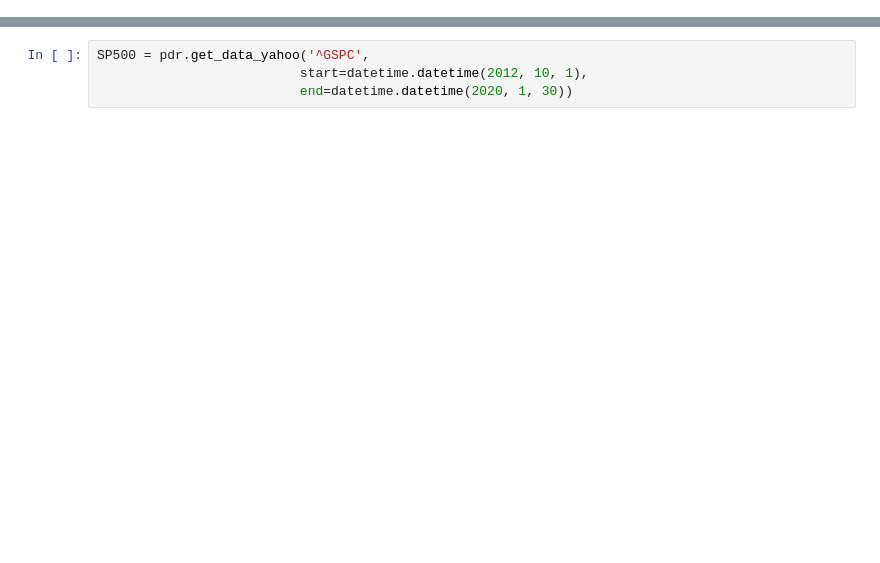
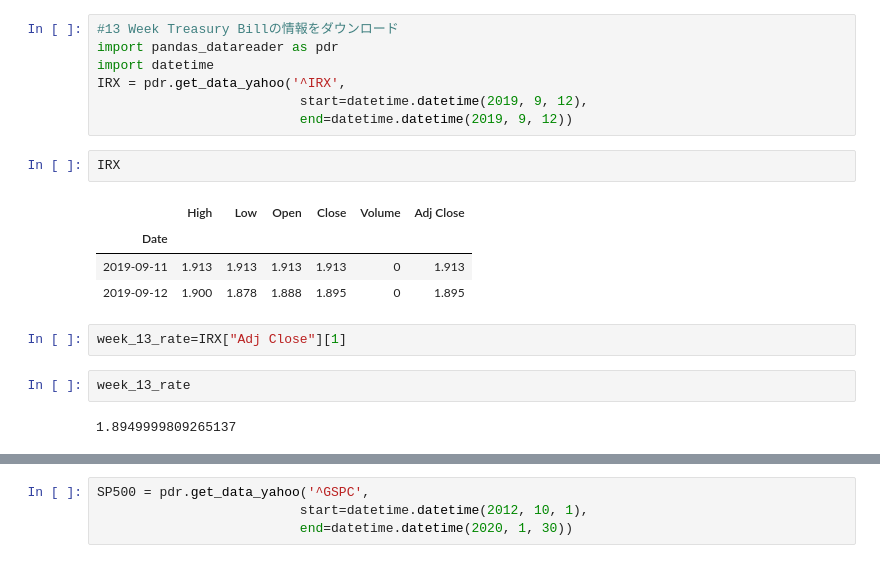
Before and after one commit to lujiaweigood/Black-Litterman-Model-and-Mean-Variance-Model, a Jupyter notebook: portfolio.ipynb, the cells around one changed output, grey strips where cells are left out. Drawn from its saved outputs; the diff is of its cells as text; blank space fills up the shorter version.

```diff
--- a/portfolio.ipynb
+++ b/portfolio.ipynb
@@ -0,0 +4,20 @@
+# %%
+#13 Week Treasury Billの情報をダウンロード
+import pandas_datareader as pdr
+import datetime
+IRX = pdr.get_data_yahoo('^IRX',
+                          start=datetime.datetime(2019, 9, 12),
+                          end=datetime.datetime(2019, 9, 12))
+# %%
+IRX
+# %% [output]
+|  | High | Low | Open | Close | Volume | Adj Close |
+| Date |  |  |  |  |  |  |
+| 2019-09-11 | 1.913 | 1.913 | 1.913 | 1.913 | 0 | 1.913 |
+| 2019-09-12 | 1.900 | 1.878 | 1.888 | 1.895 | 0 | 1.895 |
+# %%
+week_13_rate=IRX["Adj Close"][1]
+# %%
+week_13_rate
+# %% [output]
+1.8949999809265137
```
Also changed, not shown: parts of 83 cells of this notebook.
